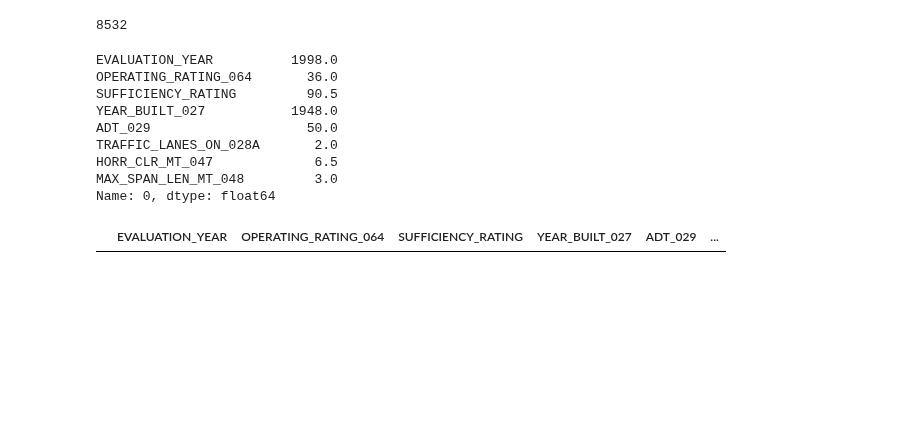
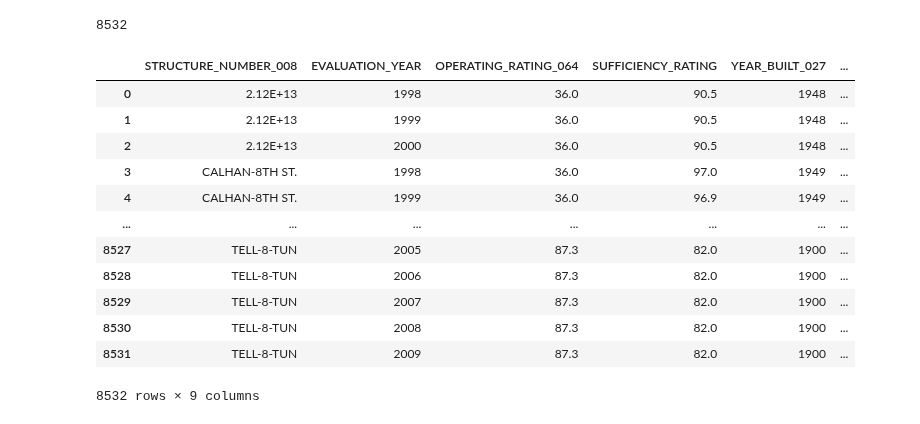
Before and after one commit to nnbaokhang/Descriptive-and-Predictive-Deep-Learning-Analytical-Tools-for-Enhanced-Bridge-Management, a Jupyter notebook: NBI_Time_Series_Data_For_Clustering.ipynb, the cells around one changed output. Saved outputs shown, nothing was run; the diff lists cells and outputs as text; code cells hidden in the pictures; blank space fills up the shorter version.

```diff
--- a/NBI_Time_Series_Data_For_Clustering.ipynb
+++ b/NBI_Time_Series_Data_For_Clustering.ipynb
@@ -148,14 +146,18 @@ len(new_noNaN_df.index)
 # %% [output]
 8532
 # %%
-new_noNaN_df.iloc[0]
+new_noNaN_df
 # %% [output]
+|  | STRUCTURE_NUMBER_008 | EVALUATION_YEAR | OPERATING_RATING_064 | SUFFICIENCY_RATING | YEAR_BUILT_027 | ... |
+| 0 | 2.12E+13 | 1998 | 36.0 | 90.5 | 1948 | ... |
+| 1 | 2.12E+13 | 1999 | 36.0 | 90.5 | 1948 | ... |
+| 2 | 2.12E+13 | 2000 | 36.0 | 90.5 | 1948 | ... |
+| 3 | CALHAN-8TH ST. | 1998 | 36.0 | 97.0 | 1949 | ... |
+| 4 | CALHAN-8TH ST. | 1999 | 36.0 | 96.9 | 1949 | ... |
+| ... | ... | ... | ... | ... | ... | ... |
+| 8527 | TELL-8-TUN | 2005 | 87.3 | 82.0 | 1900 | ... |
+| 8528 | TELL-8-TUN | 2006 | 87.3 | 82.0 | 1900 | ... |
+| 8529 | TELL-8-TUN | 2007 | 87.3 | 82.0 | 1900 | ... |
+| 8530 | TELL-8-TUN | 2008 | 87.3 | 82.0 | 1900 | ... |
+| 8531 | TELL-8-TUN | 2009 | 87.3 | 82.0 | 1900 | ... |
-EVALUATION_YEAR          1998.0
-OPERATING_RATING_064       36.0
-SUFFICIENCY_RATING         90.5
-YEAR_BUILT_027           1948.0
-ADT_029                    50.0
-TRAFFIC_LANES_ON_028A       2.0
-HORR_CLR_MT_047             6.5
-MAX_SPAN_LEN_MT_048         3.0
-Name: 0, dtype: float64
+8532 rows × 9 columns
@@ -162,5 +166,5 @@ Name: 0, dtype: float64
 # %%
 holding_df = pd.DataFrame(columns=new_noNaN_df.columns)
-holding_df
+
+# holding_df = holding_df.append(new_noNaN_df.iloc[0])
+# holding_df['EVALUATION_YEAR'][0]
-# %% [output]
-|  | EVALUATION_YEAR | OPERATING_RATING_064 | SUFFICIENCY_RATING | YEAR_BUILT_027 | ADT_029 | ... |
```
Also changed, not shown: parts of 19 cells of this notebook, 1 other file.
